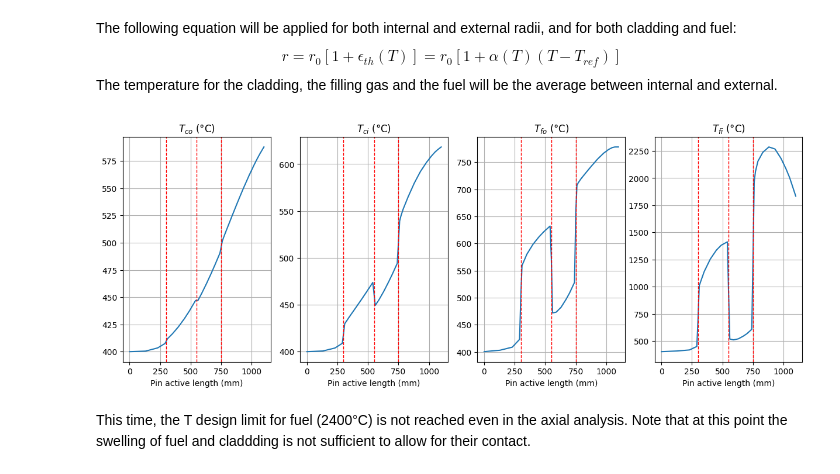
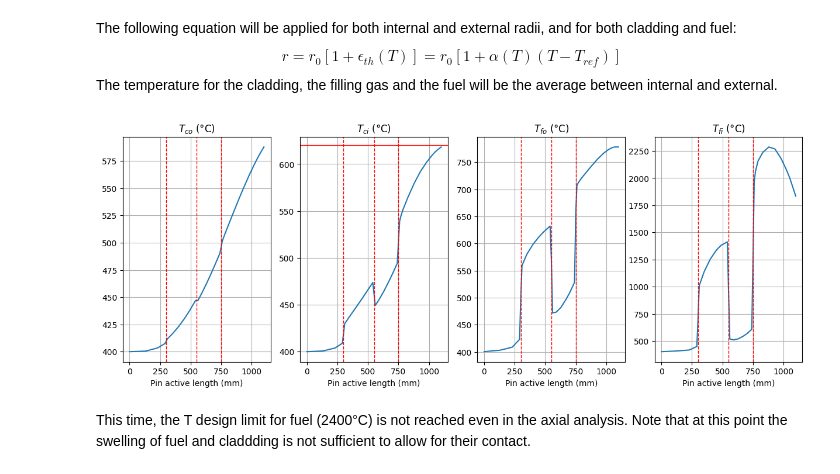
Before and after one commit to Andrea1999Broglia/ASTRID-reactor-fuel-pin-design, a Jupyter notebook: Reactor model.ipynb, the cells around one changed output. Saved outputs shown, nothing was run; the diff lists cells and outputs as text; code cells hidden in the pictures.

```diff
--- a/Reactor model.ipynb
+++ b/Reactor model.ipynb
@@ -688,41 +689,41 @@ for i in range(len(H)): #check for contact between fuel and cladding due to th.
     if Rfo_hot[i]>=Rci_hot[i]:
                 print(j)
                 print("Contatto fuel-cladding")
-
-
-#plots
-fig, axs = plt.subplots(1, 4, figsize=(15,5))
-
-axs[0].plot(H, Tco_hot)
-axs[0].set_title('$T_{co}$ (°C)')
-axs[0].set_xlabel("Pin active length (mm)")
-axs[0].axvline(x=300, color="r", linestyle="--", linewidth=1)
-axs[0].axvline(x=550, color="r", linestyle="--", linewidth=1)
-axs[0].axvline(x=750, color="r", linestyle="--", linewidth=1)
-axs[0].grid()
-axs[1].plot(H, Tci_hot)
-axs[1].set_title('$T_{ci}$ (°C)')
-axs[1].set_xlabel("Pin active length (mm)")
-axs[1].axvline(x=300, color="r", linestyle="--", linewidth=1)
-axs[1].axvline(x=550, color="r", linestyle="--", linewidth=1)
-axs[1].axvline(x=750, color="r", linestyle="--", linewidth=1)
-axs[1].grid()
-axs[2].plot(H, Tfo_hot)
-axs[2].set_title('$T_{fo}$ (°C)')
-axs[2].set_xlabel("Pin active length (mm)")
-axs[2].axvline(x=300, color="r", linestyle="--", linewidth=1)
-axs[2].axvline(x=550, color="r", linestyle="--", linewidth=1)
-axs[2].axvline(x=750, color="r", linestyle="--", linewidth=1)
-axs[2].grid()
-axs[3].plot(H, Tfi_hot)
-axs[3].set_title('$T_{fi}$ (°C)')
-axs[3].set_xlabel("Pin active length (mm)")
-axs[3].axvline(x=300, color="r", linestyle="--", linewidth=1)
-axs[3].axvline(x=550, color="r", linestyle="--", linewidth=1)
-axs[3].axvline(x=750, color="r", linestyle="--", linewidth=1)
-axs[3].grid()
-# %% [output]
-[figure, removed]
+# %%
+#plots
+fig, axs = plt.subplots(1, 4, figsize=(15,5))
+
+axs[0].plot(H, Tco_hot)
+axs[0].set_title('$T_{co}$ (°C)')
+axs[0].set_xlabel("Pin active length (mm)")
+axs[0].axvline(x=300, color="r", linestyle="--", linewidth=1)
+axs[0].axvline(x=550, color="r", linestyle="--", linewidth=1)
+axs[0].axvline(x=750, color="r", linestyle="--", linewidth=1)
+axs[0].grid()
+axs[1].plot(H, Tci_hot)
+axs[1].set_title('$T_{ci}$ (°C)')
+axs[1].set_xlabel("Pin active length (mm)")
+axs[1].axvline(x=300, color="r", linestyle="--", linewidth=1)
+axs[1].axvline(x=550, color="r", linestyle="--", linewidth=1)
+axs[1].axvline(x=750, color="r", linestyle="--", linewidth=1)
+axs[1].axhline(y=620, color= "r", linestyle="-", linewidth=1)
+axs[1].grid()
+axs[2].plot(H, Tfo_hot)
+axs[2].set_title('$T_{fo}$ (°C)')
+axs[2].set_xlabel("Pin active length (mm)")
+axs[2].axvline(x=300, color="r", linestyle="--", linewidth=1)
+axs[2].axvline(x=550, color="r", linestyle="--", linewidth=1)
+axs[2].axvline(x=750, color="r", linestyle="--", linewidth=1)
+axs[2].grid()
+axs[3].plot(H, Tfi_hot)
+axs[3].set_title('$T_{fi}$ (°C)')
+axs[3].set_xlabel("Pin active length (mm)")
+axs[3].axvline(x=300, color="r", linestyle="--", linewidth=1)
+axs[3].axvline(x=550, color="r", linestyle="--", linewidth=1)
+axs[3].axvline(x=750, color="r", linestyle="--", linewidth=1)
+axs[3].grid()
+# %% [output]
+[figure, added]
 # %% [markdown]
 This time, the T design limit for fuel (2400°C) is not reached even in the axial analysis. Note that at this point the swelling of fuel and claddding is not sufficient to allow for their contact.
 # %% [markdown]
```
Also changed, not shown: parts of 14 cells of this notebook, 1 other file.
